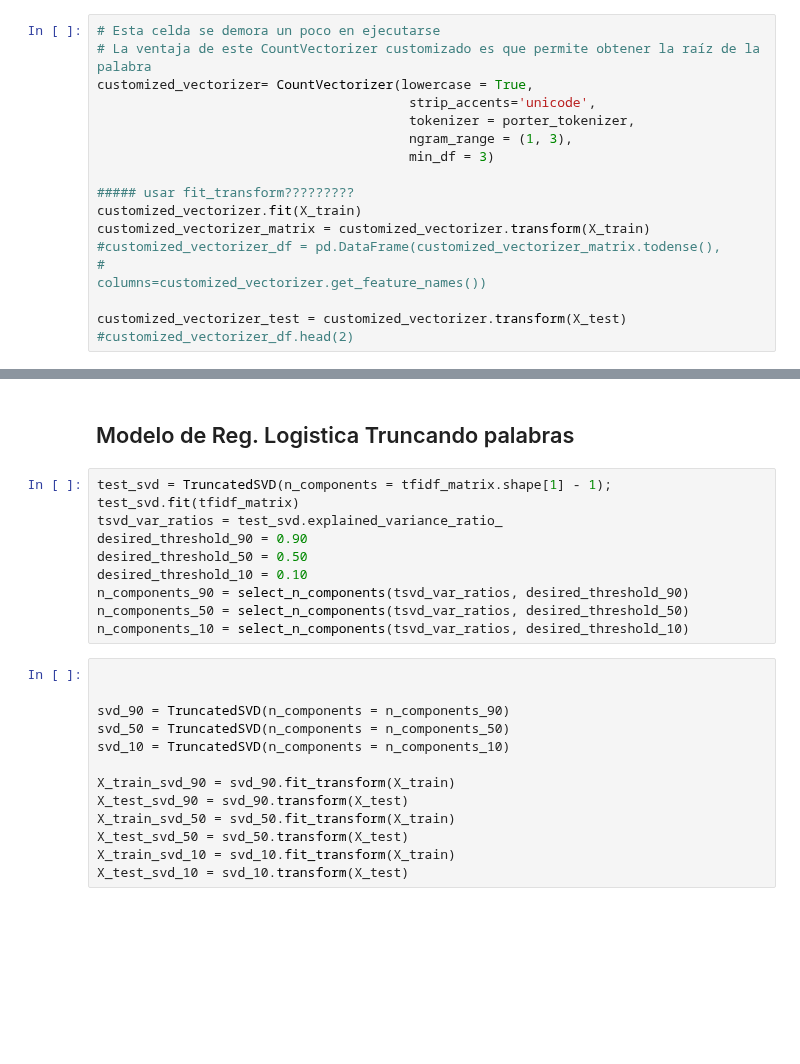
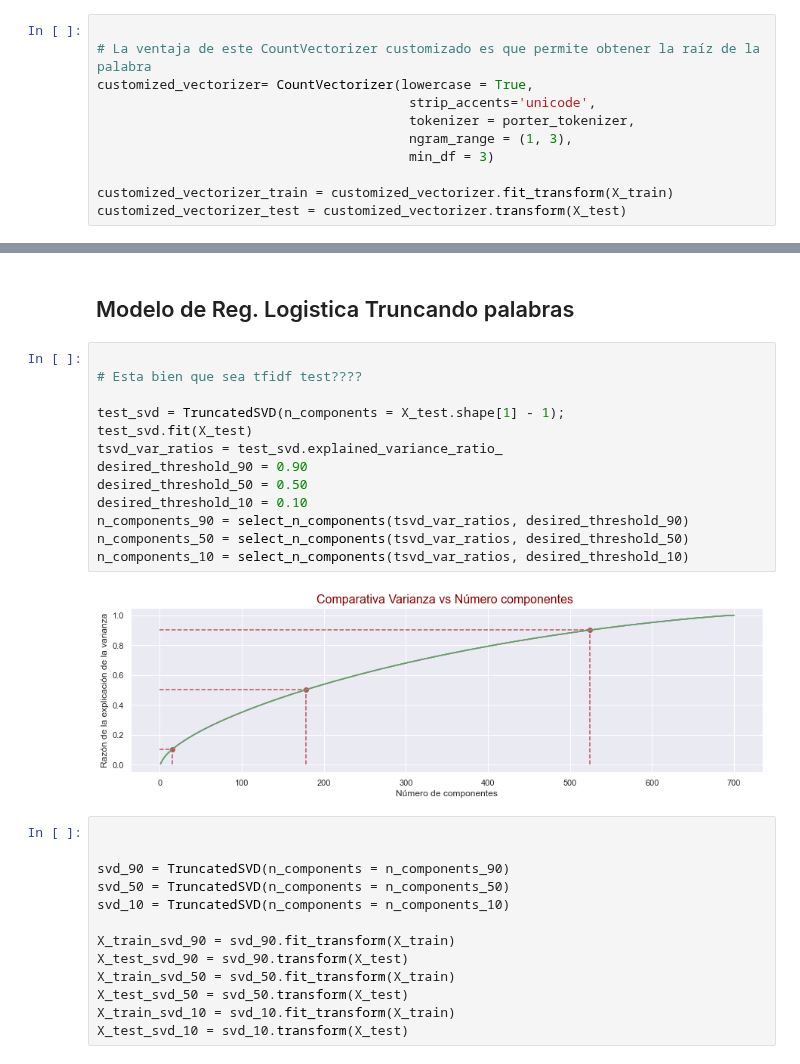
Before and after one commit to germanscillato/DS_DIGITALHOUSE-TP-INTEGRADOR, a Jupyter notebook: fakenews_organizada.ipynb, the cells around one changed output, grey strips where cells are left out. Cells and saved outputs as stored; diff of their text form; blank space fills up the shorter version.

```diff
--- a/fakenews_organizada.ipynb
+++ b/fakenews_organizada.ipynb
@@ -293,7 +313,7 @@ def porter_tokenizer(text):
     words = [word for word in words if word not in stopwords_en_porter] # remover las stopwords
     return words
 # %%
-# Esta celda se demora un poco en ejecutarse
+
 # La ventaja de este CountVectorizer customizado es que permite obtener la raíz de la palabra
 customized_vectorizer= CountVectorizer(lowercase = True,
                                         strip_accents='unicode',
@@ -301,11 +321,5 @@ customized_vectorizer= CountVectorizer(lowercase = True,
                                         ngram_range = (1, 3),
                                         min_df = 3)
 
-##### usar fit_transform?????????
-customized_vectorizer.fit(X_train)
-customized_vectorizer_matrix = customized_vectorizer.transform(X_train)
-#customized_vectorizer_df = pd.DataFrame(customized_vectorizer_matrix.todense(),
-#                                        columns=customized_vectorizer.get_feature_names())
-
+customized_vectorizer_train = customized_vectorizer.fit_transform(X_train)
 customized_vectorizer_test = customized_vectorizer.transform(X_test)
-#customized_vectorizer_df.head(2)
@@ -604,15 +604,20 @@ graficos_manos(fake = wordcloud_fake,true = wordcloud_true)
 # %% [markdown]
 ## Modelo de Reg. Logistica Truncando palabras
 # %%
-test_svd = TruncatedSVD(n_components = tfidf_matrix.shape[1] - 1);
-test_svd.fit(tfidf_matrix)
+
+# Esta bien que sea tfidf test????
+
+test_svd = TruncatedSVD(n_components = X_test.shape[1] - 1);
+test_svd.fit(X_test)
 tsvd_var_ratios = test_svd.explained_variance_ratio_
 desired_threshold_90 = 0.90
 desired_threshold_50 = 0.50
 desired_threshold_10 = 0.10
 n_components_90 = select_n_components(tsvd_var_ratios, desired_threshold_90)
 n_components_50 = select_n_components(tsvd_var_ratios, desired_threshold_50)
 n_components_10 = select_n_components(tsvd_var_ratios, desired_threshold_10)
+# %% [output]
+[figure, added]
 # %%
 
 
```
Also changed, not shown: parts of 35 cells of this notebook, 2 other files.
